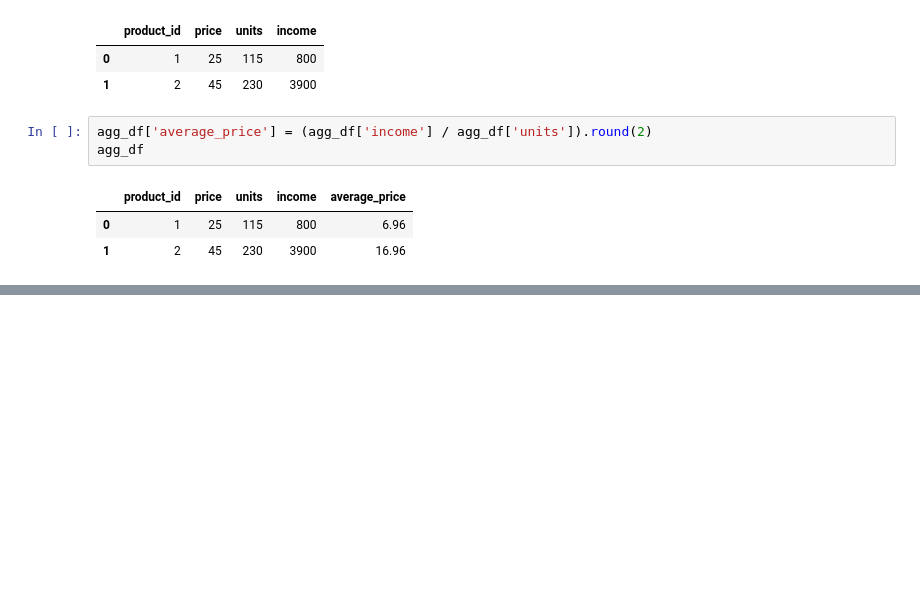
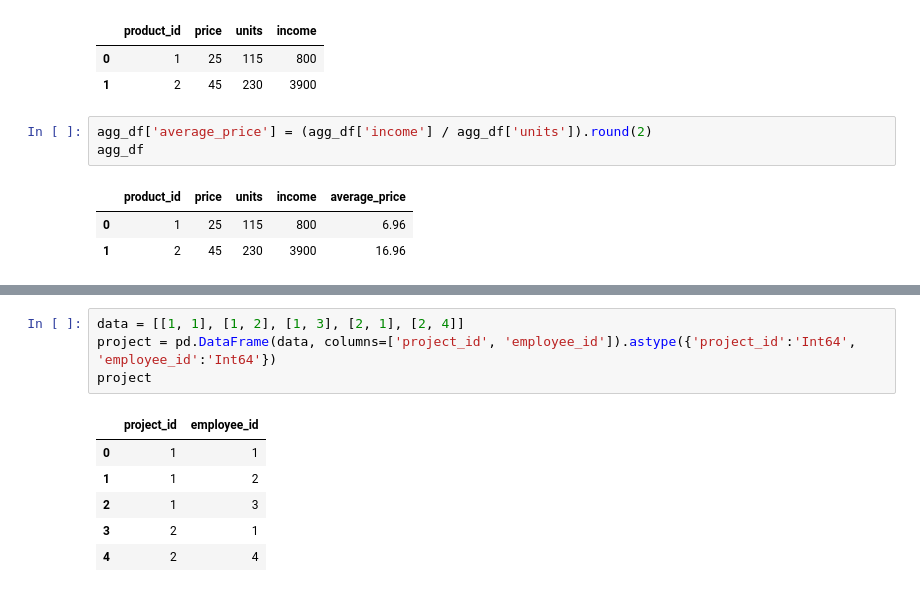
Before and after one commit to Swap-20/Leetcode-Pandas, a Jupyter notebook: Leetcode_Pandas.ipynb, the cells around one changed output, grey strips where cells are left out. Drawn from its saved outputs; the diff is of its cells as text; blank space fills up the shorter version.

```diff
--- a/Leetcode_Pandas.ipynb
+++ b/Leetcode_Pandas.ipynb
@@ -2055,0 +2062,11 @@ agg_df
+# %%
+data = [[1, 1], [1, 2], [1, 3], [2, 1], [2, 4]]
+project = pd.DataFrame(data, columns=['project_id', 'employee_id']).astype({'project_id':'Int64', 'employee_id':'Int64'})
+project
+# %% [output]
+|  | project_id | employee_id |
+| 0 | 1 | 1 |
+| 1 | 1 | 2 |
+| 2 | 1 | 3 |
+| 3 | 2 | 1 |
+| 4 | 2 | 4 |
```
Also changed, not shown: parts of 6 cells of this notebook.
